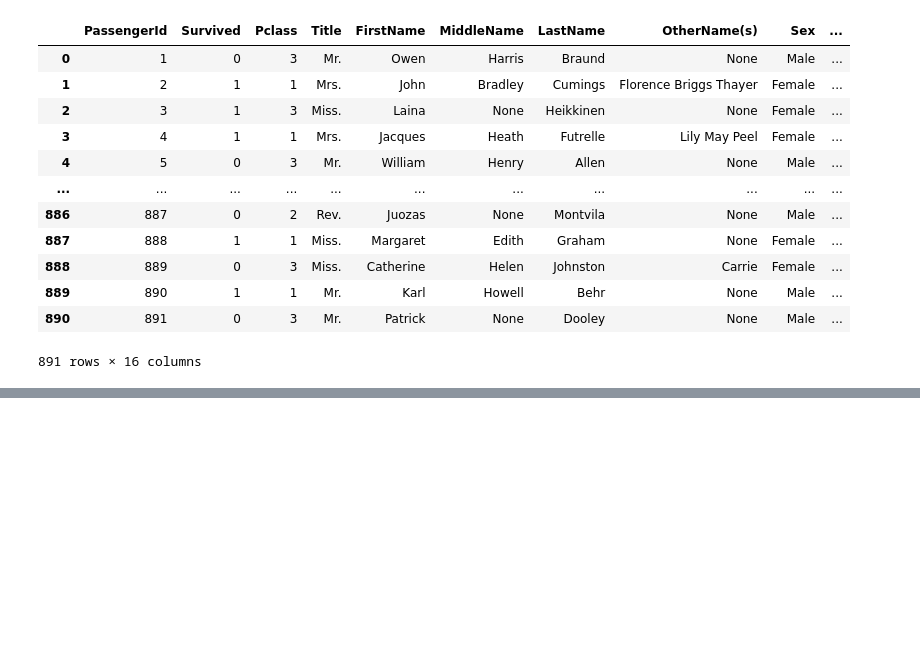
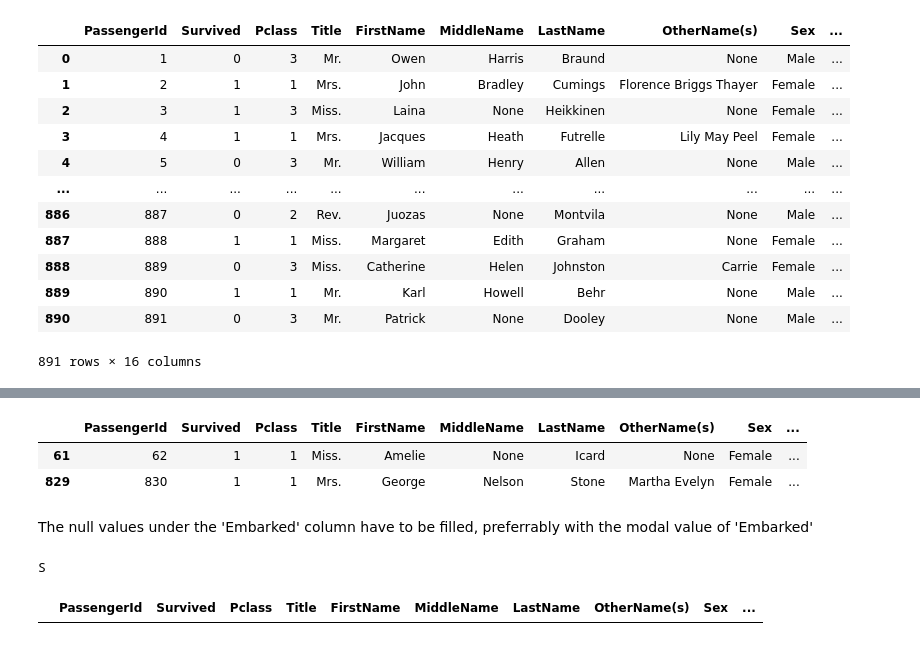
Before and after one commit to joshua-pirwoth/Working-on-my-Python-for-DA, a Jupyter notebook: Titanic Dataset/Titanic Dataset - Data Cleaning.ipynb, the cells around one changed output, grey strips where cells are left out. Drawn from its saved outputs; the diff is of its cells as text; code cells hidden in the pictures; blank space fills up the shorter version.

```diff
--- a/Titanic Dataset/Titanic Dataset - Data Cleaning.ipynb
+++ b/Titanic Dataset/Titanic Dataset - Data Cleaning.ipynb
@@ -310,0 +331,22 @@ df
+# %%
+df[df['Embarked'].isnull()]
+# %% [output]
+|  | PassengerId | Survived | Pclass | Title | FirstName | MiddleName | LastName | OtherName(s) | Sex | ... |
+| 61 | 62 | 1 | 1 | Miss. | Amelie | None | Icard | None | Female | ... |
+| 829 | 830 | 1 | 1 | Mrs. | George | Nelson | Stone | Martha Evelyn | Female | ... |
+# %% [markdown]
+The null values under the 'Embarked' column have to be filled, preferrably with the modal value of 'Embarked'
+# %%
+# Find the most common value in 'Embarked'
+most_frequent = df['Embarked'].mode()[0]
+print(most_frequent)
+# %% [output]
+S
+# %%
+# Fill null values with the mode
+df['Embarked'].fillna("S", inplace=True)
+
+# Confirm that there are no longer any null values
+df[df['Embarked'].isnull()]
+# %% [output]
+|  | PassengerId | Survived | Pclass | Title | FirstName | MiddleName | LastName | OtherName(s) | Sex | ... |
```
Also changed, not shown: parts of 3 cells of this notebook.
